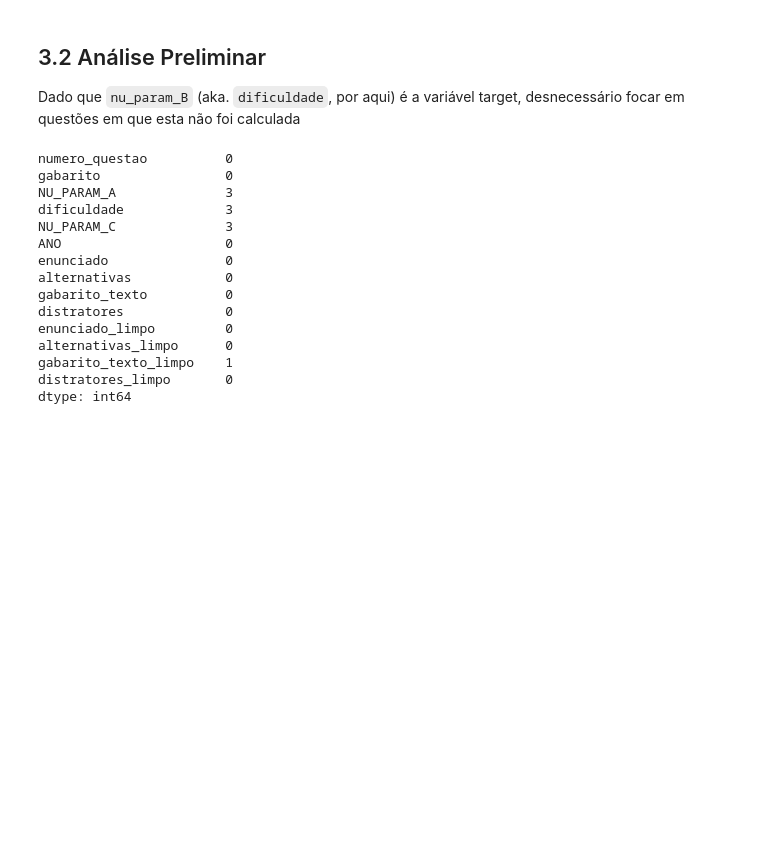
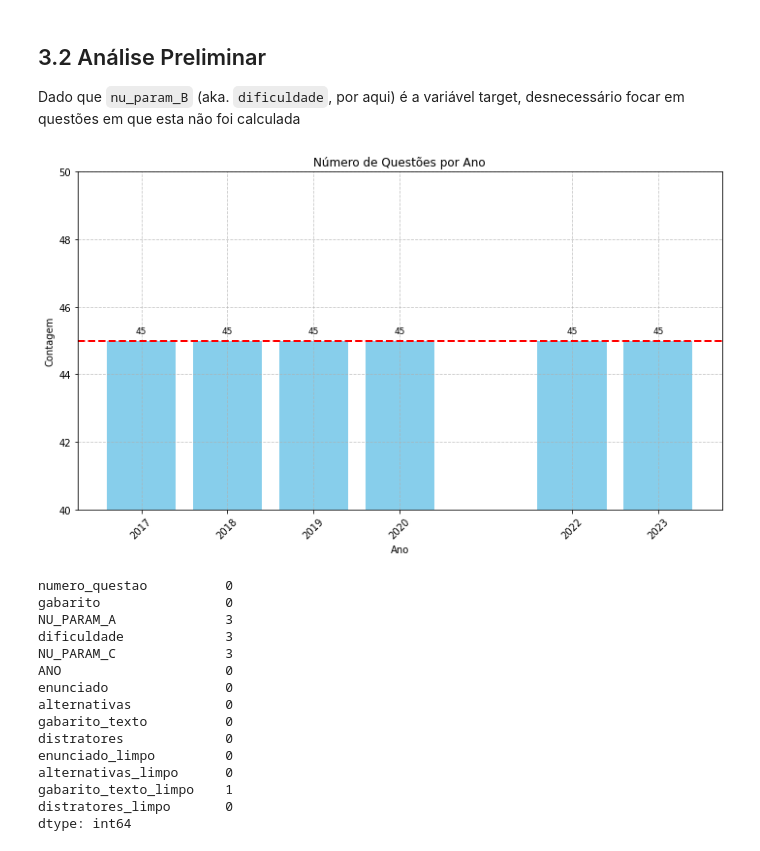
Before and after one commit to ciziks/enem-embbedings-social-questions, a Jupyter notebook: notebooks/3. Análise Exploratória.ipynb, the cells around one changed output. Cells and saved outputs as stored; diff of their text form; code cells hidden in the pictures; blank space fills up the shorter version.

```diff
--- a/notebooks/3. Análise Exploratória.ipynb
+++ b/notebooks/3. Análise Exploratória.ipynb
@@ -48,39 +54,3 @@ df.head()
 | 2 | 3 | D | 0.60432 | 3.25992 | 0.08798 | 2017 | A moralidade, Bentham exortava, n... | A: fundamentação cientíﬁca de vié... | ... |
 | 3 | 4 | E | 1.85031 | 0.57925 | 0.11344 | 2017 | Fala-se muito nos dias de hoje em... | A: modernização da educação escol... | ... |
 | 4 | 5 | C | 2.46290 | 0.76307 | 0.17672 | 2017 | Na Constituição da República Fede... | A: etnia e miscigenação racial; B... | ... |
-# %%
-ano_counts = df["ANO"].value_counts().sort_index()
-ano_counts_clipped = ano_counts.clip(upper=45)
-
-fig, ax = plt.subplots(figsize=(10, 6))
-
-# Gráfico de barras
-bars = ax.bar(ano_counts.index, ano_counts.values, color="skyblue")
-
-for bar in bars:
-    height = bar.get_height()
-    ax.annotate(
-        f"{height}",
-        xy=(bar.get_x() + bar.get_width() / 2, height),
-        xytext=(0, 5),  # deslocamento vertical
-        textcoords="offset points",
-        ha="center",
-        va="bottom",
-        fontsize=9,
-    )
-
-# Linha Horizontal com limite de questões por ano (45)
-ax.axhline(y=45, color="red", linestyle="--", linewidth=2)
-
-# Personalizando o gráfico
-ax.set_title("Número de Questões Disponíveis por Ano")
-ax.set_xlabel("Ano")
-ax.set_ylabel("Número de Questões")
-ax.set_xticks(ano_counts.index)
-ax.set_xticklabels(ano_counts.index, rotation=45)
-ax.grid(True, linestyle="--", alpha=0.7)
-ax.set_ylim(30, 50)
-ax.yaxis.set_major_locator(MultipleLocator(2))
-
-# Exibindo
-plt.show()
@@ -246,6 +317,10 @@ def get_word_frequencies(df, col, top_n=10):
 ## 3.2 Análise Preliminar
 
 Dado que `nu_param_B` (aka. `dificuldade`, por aqui) é a variável target, desnecessário focar em questões em que esta não foi calculada
+# %%
+plot_questoes_por_ano(df)
+# %% [output]
+[figure, added]
 # %%
 # verificando existência de valores nulos
 
```
Also changed, not shown: parts of 25 cells of this notebook.
